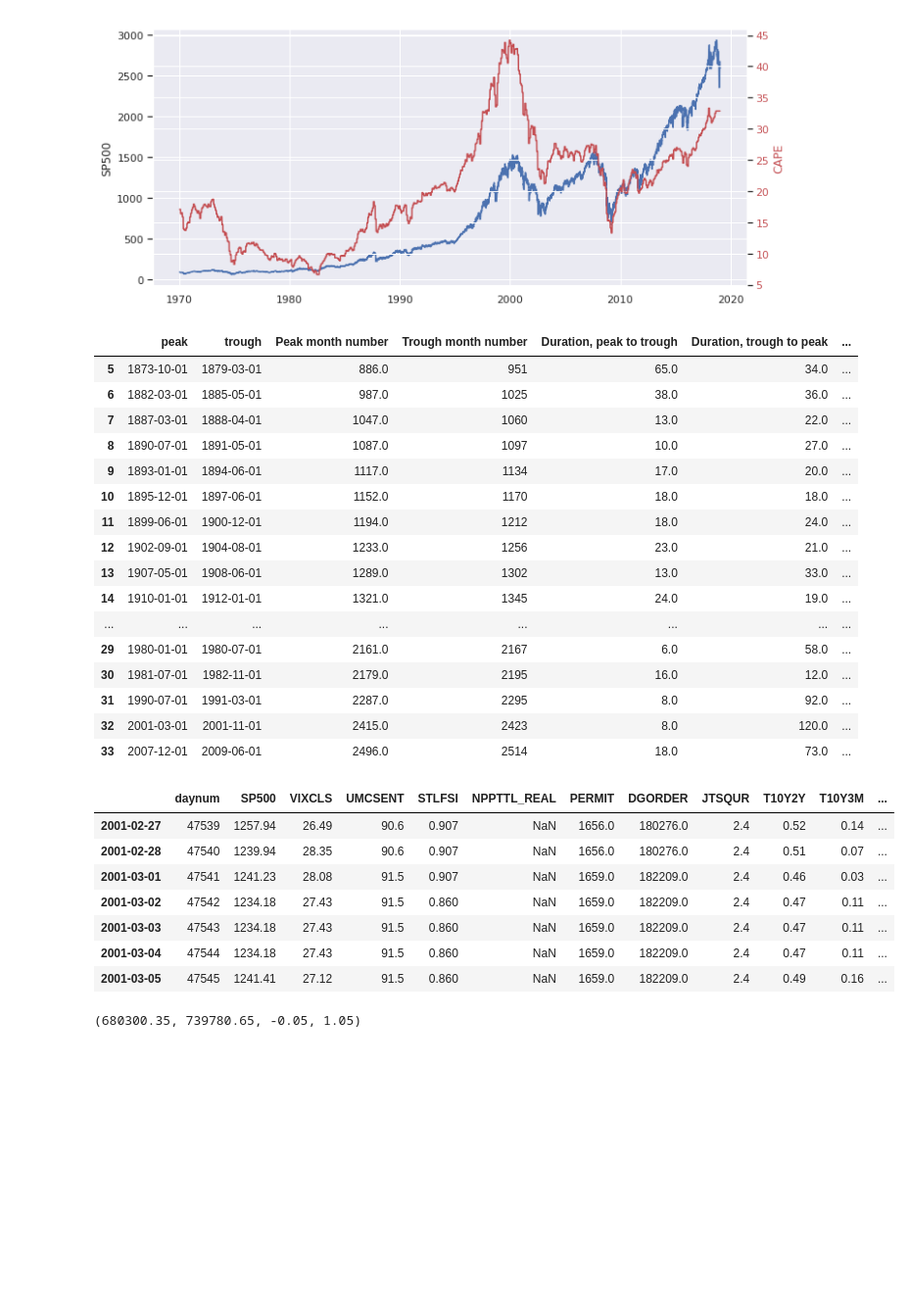
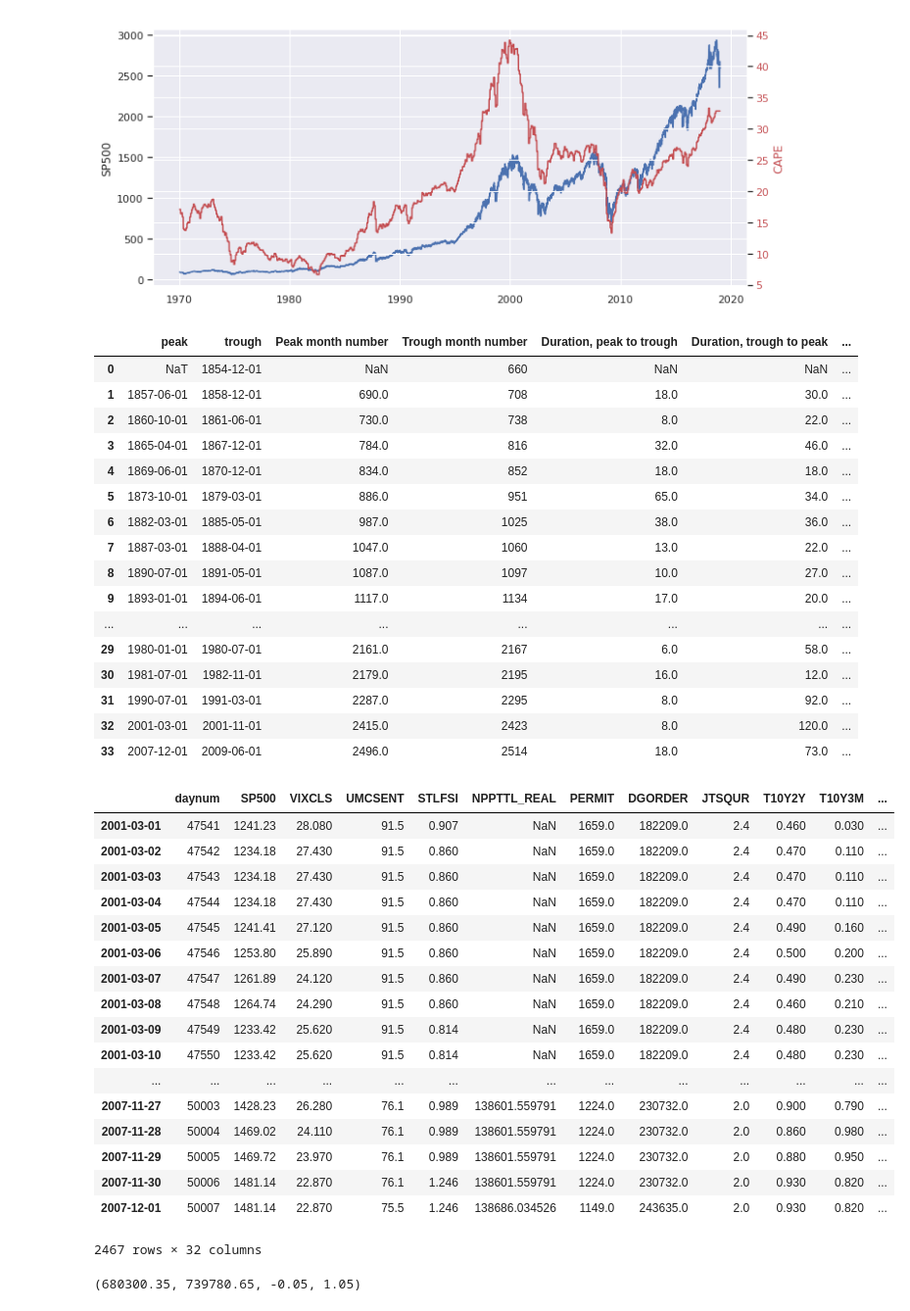
Before and after one commit to pogoetic/stego, a Jupyter notebook: stegonbk.ipynb, the cells around one changed output. Shown at 98% size. Drawn from its saved outputs; the diff is of its cells as text; code cells hidden in the pictures; blank space fills up the shorter version.

Commit message:
adding engineered features

```diff
--- a/stegonbk.ipynb
+++ b/stegonbk.ipynb
@@ -487,17 +487,21 @@ for tl in ax2.get_yticklabels():
 [figure]
 # %%
 #Map our recession dates onto our main dataframe
-display(rcs_df[5:])
+display(rcs_df[:])
 #Set our recession dates
 main_df['next_recession_date'] = np.NaN
 main_df['recession'] = 0
 main_df['recession_start'] = 0
 main_df['recession_end'] = 0
+main_df['SP500_last_peak'] = 0
+main_df['SP500_last_trough'] = 0
 for index, row in rcs_df.iterrows():
     main_df.loc[(main_df.index>=row.peak) & (main_df.index<=row.trough), 'recession'] = 1
     main_df.loc[(main_df.index==row.peak), 'recession_start'] = 1
     main_df.loc[(main_df.index==row.trough), 'recession_end'] = 1
     try:
+        main_df.loc[(main_df.index>=row.peak) & (main_df.index<=rcs_df.iloc[int(index)+1].peak), 'SP500_last_peak'] =  main_df.loc[main_df.index==row.peak].SP500.values #peak to peak
+        main_df.loc[(main_df.index>=row.trough) & (main_df.index<=rcs_df.iloc[int(index)+1].trough), 'SP500_last_trough'] =  main_df.loc[main_df.index==row.trough].SP500.values  #trough to trough
         main_df.loc[(main_df.index>=row.peak) & (main_df.index<rcs_df.iloc[int(index)+1].peak), 'next_recession_date'] = rcs_df.iloc[int(index)+1].peak
     except:
         pass
@@ -513,16 +517,16 @@ main_df['6m_to_rec'] = np.where(main_df.months_to_rec_round.isin([0,1,2,3,4,5,6]
 #display(main_df[(main_df.index>='1873-06-25') & (main_df.index<='1873-7-05')])
 # %% [output]
 |  | peak | trough | Peak month number | Trough month number | Duration, peak to trough | Duration, trough to peak | ... |
+| 0 | NaT | 1854-12-01 | NaN | 660 | NaN | NaN | ... |
+| 1 | 1857-06-01 | 1858-12-01 | 690.0 | 708 | 18.0 | 30.0 | ... |
+| 2 | 1860-10-01 | 1861-06-01 | 730.0 | 738 | 8.0 | 22.0 | ... |
+| 3 | 1865-04-01 | 1867-12-01 | 784.0 | 816 | 32.0 | 46.0 | ... |
+| 4 | 1869-06-01 | 1870-12-01 | 834.0 | 852 | 18.0 | 18.0 | ... |
 | 5 | 1873-10-01 | 1879-03-01 | 886.0 | 951 | 65.0 | 34.0 | ... |
 | 6 | 1882-03-01 | 1885-05-01 | 987.0 | 1025 | 38.0 | 36.0 | ... |
 | 7 | 1887-03-01 | 1888-04-01 | 1047.0 | 1060 | 13.0 | 22.0 | ... |
 | 8 | 1890-07-01 | 1891-05-01 | 1087.0 | 1097 | 10.0 | 27.0 | ... |
 | 9 | 1893-01-01 | 1894-06-01 | 1117.0 | 1134 | 17.0 | 20.0 | ... |
-| 10 | 1895-12-01 | 1897-06-01 | 1152.0 | 1170 | 18.0 | 18.0 | ... |
-| 11 | 1899-06-01 | 1900-12-01 | 1194.0 | 1212 | 18.0 | 24.0 | ... |
-| 12 | 1902-09-01 | 1904-08-01 | 1233.0 | 1256 | 23.0 | 21.0 | ... |
-| 13 | 1907-05-01 | 1908-06-01 | 1289.0 | 1302 | 13.0 | 33.0 | ... |
-| 14 | 1910-01-01 | 1912-01-01 | 1321.0 | 1345 | 24.0 | 19.0 | ... |
 | ... | ... | ... | ... | ... | ... | ... | ... |
 | 29 | 1980-01-01 | 1980-07-01 | 2161.0 | 2167 | 6.0 | 58.0 | ... |
 | 30 | 1981-07-01 | 1982-11-01 | 2179.0 | 2195 | 16.0 | 12.0 | ... |
@@ -531,16 +535,33 @@ main_df['6m_to_rec'] = np.where(main_df.months_to_rec_round.isin([0,1,2,3,4,5,6]
 | 33 | 2007-12-01 | 2009-06-01 | 2496.0 | 2514 | 18.0 | 73.0 | ... |
 # %%
 #Trend the S&P by 6mo, 12mo, 24mo. Compare current to prior highs from these periods.
-main_df['2001-02-27':'2001-03-05']
+#Add new engineered feature - S%P Pct Chg since last recession peak level, trough level
+
+#display(main_df[main_df.recession_start==1])
+#display(main_df[main_df.recession_end==1])
+
+#display(main_df['2001-02-27':'2001-03-05'])
+
+main_df.loc[(main_df.index>='2001-03-01') & (main_df.index<='2007-12-01')]
 # %% [output]
 |  | daynum | SP500 | VIXCLS | UMCSENT | STLFSI | NPPTTL_REAL | PERMIT | DGORDER | JTSQUR | T10Y2Y | T10Y3M | ... |
-| 2001-02-27 | 47539 | 1257.94 | 26.49 | 90.6 | 0.907 | NaN | 1656.0 | 180276.0 | 2.4 | 0.52 | 0.14 | ... |
-| 2001-02-28 | 47540 | 1239.94 | 28.35 | 90.6 | 0.907 | NaN | 1656.0 | 180276.0 | 2.4 | 0.51 | 0.07 | ... |
-| 2001-03-01 | 47541 | 1241.23 | 28.08 | 91.5 | 0.907 | NaN | 1659.0 | 182209.0 | 2.4 | 0.46 | 0.03 | ... |
-| 2001-03-02 | 47542 | 1234.18 | 27.43 | 91.5 | 0.860 | NaN | 1659.0 | 182209.0 | 2.4 | 0.47 | 0.11 | ... |
-| 2001-03-03 | 47543 | 1234.18 | 27.43 | 91.5 | 0.860 | NaN | 1659.0 | 182209.0 | 2.4 | 0.47 | 0.11 | ... |
-| 2001-03-04 | 47544 | 1234.18 | 27.43 | 91.5 | 0.860 | NaN | 1659.0 | 182209.0 | 2.4 | 0.47 | 0.11 | ... |
-| 2001-03-05 | 47545 | 1241.41 | 27.12 | 91.5 | 0.860 | NaN | 1659.0 | 182209.0 | 2.4 | 0.49 | 0.16 | ... |
+| 2001-03-01 | 47541 | 1241.23 | 28.080 | 91.5 | 0.907 | NaN | 1659.0 | 182209.0 | 2.4 | 0.460 | 0.030 | ... |
+| 2001-03-02 | 47542 | 1234.18 | 27.430 | 91.5 | 0.860 | NaN | 1659.0 | 182209.0 | 2.4 | 0.470 | 0.110 | ... |
+| 2001-03-03 | 47543 | 1234.18 | 27.430 | 91.5 | 0.860 | NaN | 1659.0 | 182209.0 | 2.4 | 0.470 | 0.110 | ... |
+| 2001-03-04 | 47544 | 1234.18 | 27.430 | 91.5 | 0.860 | NaN | 1659.0 | 182209.0 | 2.4 | 0.470 | 0.110 | ... |
+| 2001-03-05 | 47545 | 1241.41 | 27.120 | 91.5 | 0.860 | NaN | 1659.0 | 182209.0 | 2.4 | 0.490 | 0.160 | ... |
+| 2001-03-06 | 47546 | 1253.80 | 25.890 | 91.5 | 0.860 | NaN | 1659.0 | 182209.0 | 2.4 | 0.500 | 0.200 | ... |
+| 2001-03-07 | 47547 | 1261.89 | 24.120 | 91.5 | 0.860 | NaN | 1659.0 | 182209.0 | 2.4 | 0.490 | 0.230 | ... |
+| 2001-03-08 | 47548 | 1264.74 | 24.290 | 91.5 | 0.860 | NaN | 1659.0 | 182209.0 | 2.4 | 0.460 | 0.210 | ... |
+| 2001-03-09 | 47549 | 1233.42 | 25.620 | 91.5 | 0.814 | NaN | 1659.0 | 182209.0 | 2.4 | 0.480 | 0.230 | ... |
+| 2001-03-10 | 47550 | 1233.42 | 25.620 | 91.5 | 0.814 | NaN | 1659.0 | 182209.0 | 2.4 | 0.480 | 0.230 | ... |
+| ... | ... | ... | ... | ... | ... | ... | ... | ... | ... | ... | ... | ... |
+| 2007-11-27 | 50003 | 1428.23 | 26.280 | 76.1 | 0.989 | 138601.559791 | 1224.0 | 230732.0 | 2.0 | 0.900 | 0.790 | ... |
+| 2007-11-28 | 50004 | 1469.02 | 24.110 | 76.1 | 0.989 | 138601.559791 | 1224.0 | 230732.0 | 2.0 | 0.860 | 0.980 | ... |
+| 2007-11-29 | 50005 | 1469.72 | 23.970 | 76.1 | 0.989 | 138601.559791 | 1224.0 | 230732.0 | 2.0 | 0.880 | 0.950 | ... |
+| 2007-11-30 | 50006 | 1481.14 | 22.870 | 76.1 | 1.246 | 138601.559791 | 1224.0 | 230732.0 | 2.0 | 0.930 | 0.820 | ... |
+| 2007-12-01 | 50007 | 1481.14 | 22.870 | 75.5 | 1.246 | 138686.034526 | 1149.0 | 243635.0 | 2.0 | 0.930 | 0.820 | ... |
+2467 rows × 32 columns
 # %%
 #Show SP500 history with recessions visible
 fig0, ax0 = plt.subplots()
```
Also changed, not shown: parts of 1 cell of this notebook.
